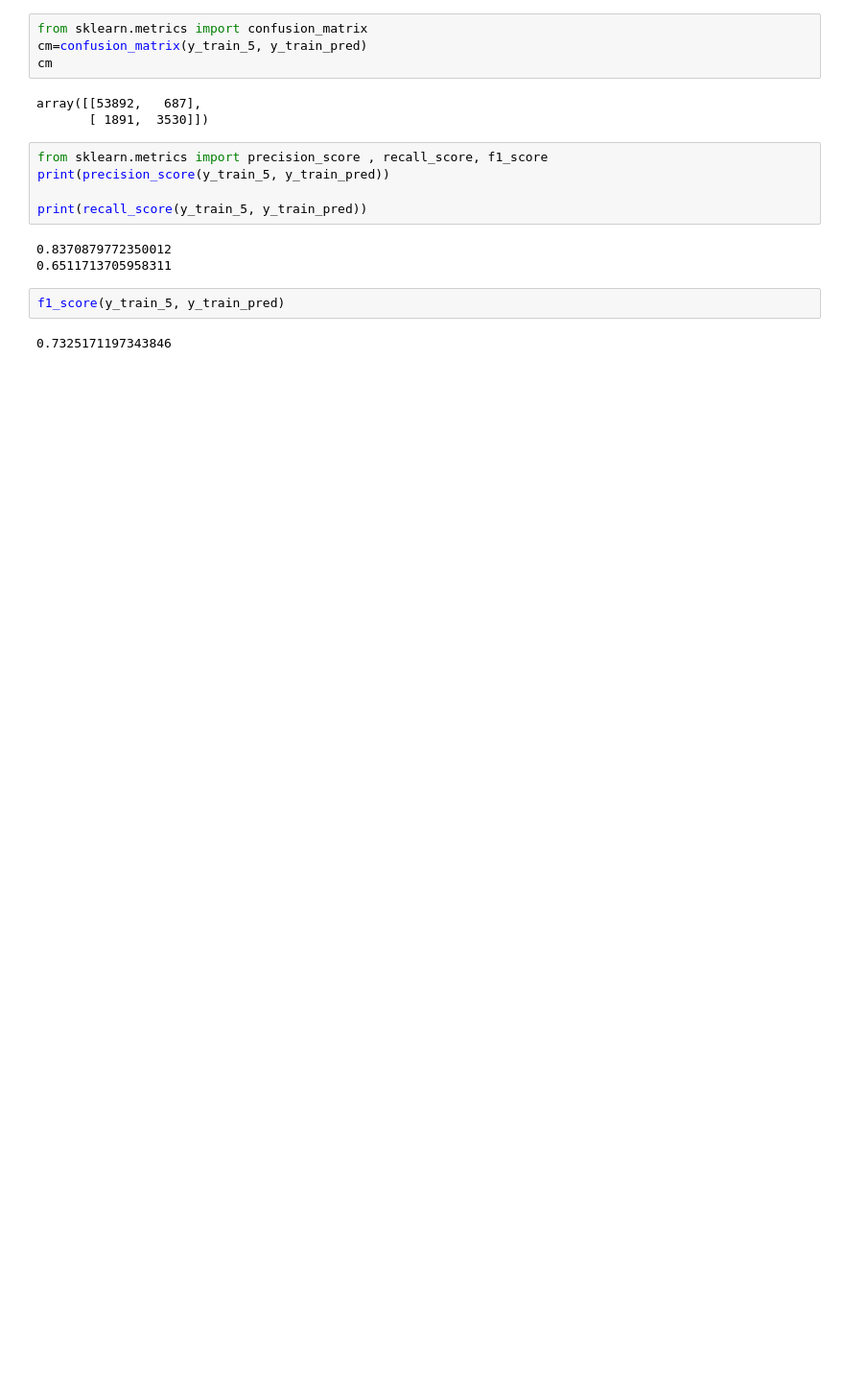
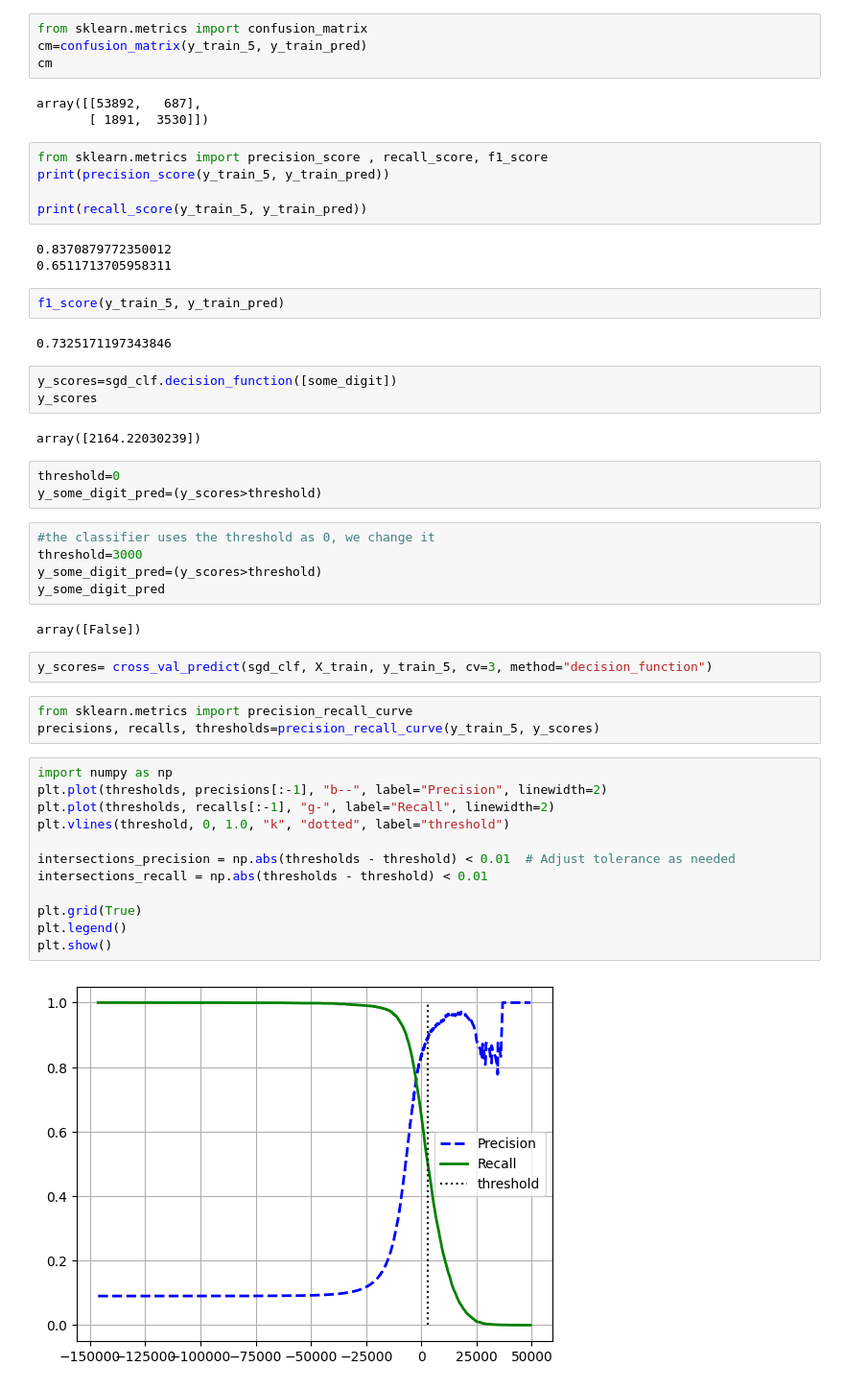
Before and after one commit to prxshetty/scikit-keras-tensorflow-ml, a Jupyter notebook: handsonML.ipynb, the cells around one changed output. Shown: that part at 96% size. Drawn from its saved outputs; the diff is of its cells as text; blank space fills up the shorter version.

Commit message:
added custom threshold classifier with 90% precision on MIST

```diff
--- a/handsonML.ipynb
+++ b/handsonML.ipynb
@@ -134,3 +140,37 @@ print(recall_score(y_train_5, y_train_pred))
 f1_score(y_train_5, y_train_pred)
 # %% [output]
 0.7325171197343846
+# %%
+y_scores=sgd_clf.decision_function([some_digit])
+y_scores
+# %% [output]
+array([2164.22030239])
+# %%
+threshold=0
+y_some_digit_pred=(y_scores>threshold)
+# %%
+#the classifier uses the threshold as 0, we change it
+threshold=3000
+y_some_digit_pred=(y_scores>threshold)
+y_some_digit_pred
+# %% [output]
+array([False])
+# %%
+y_scores= cross_val_predict(sgd_clf, X_train, y_train_5, cv=3, method="decision_function")
+# %%
+from sklearn.metrics import precision_recall_curve
+precisions, recalls, thresholds=precision_recall_curve(y_train_5, y_scores)
+# %%
+import numpy as np
+plt.plot(thresholds, precisions[:-1], "b--", label="Precision", linewidth=2)
+plt.plot(thresholds, recalls[:-1], "g-", label="Recall", linewidth=2)
+plt.vlines(threshold, 0, 1.0, "k", "dotted", label="threshold")
+
+intersections_precision = np.abs(thresholds - threshold) < 0.01  # Adjust tolerance as needed
+intersections_recall = np.abs(thresholds - threshold) < 0.01
+
+plt.grid(True)
+plt.legend()
+plt.show()
+# %% [output]
+[figure, added]
```
Also changed, not shown: parts of 8 cells of this notebook.
